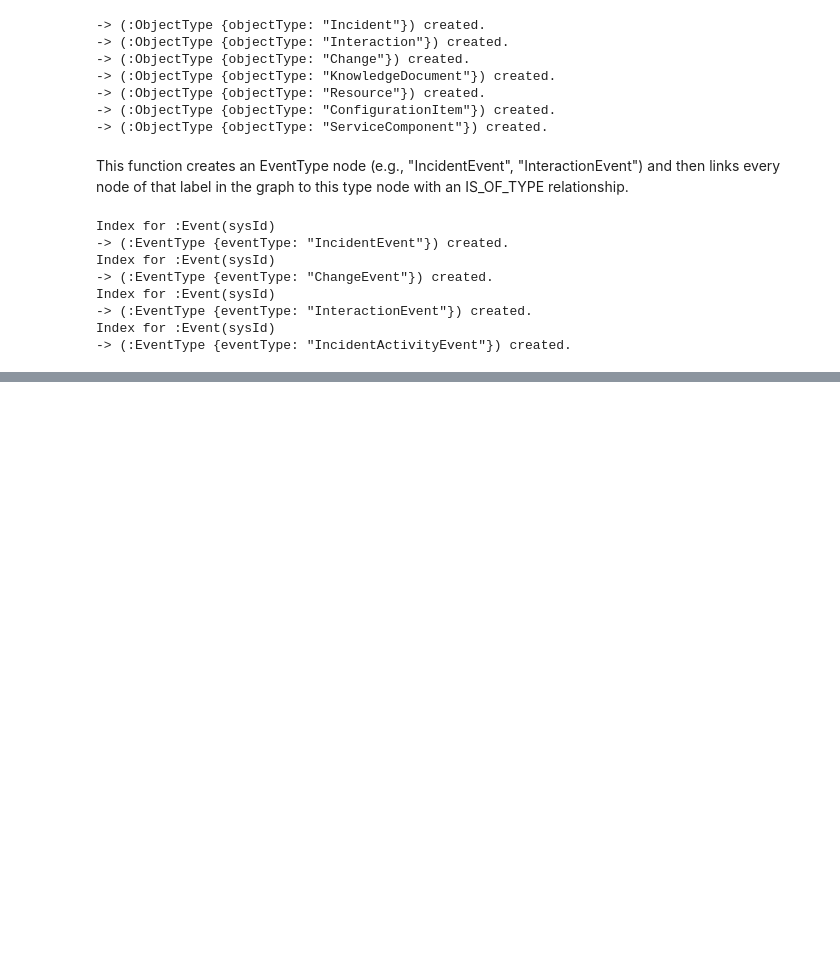
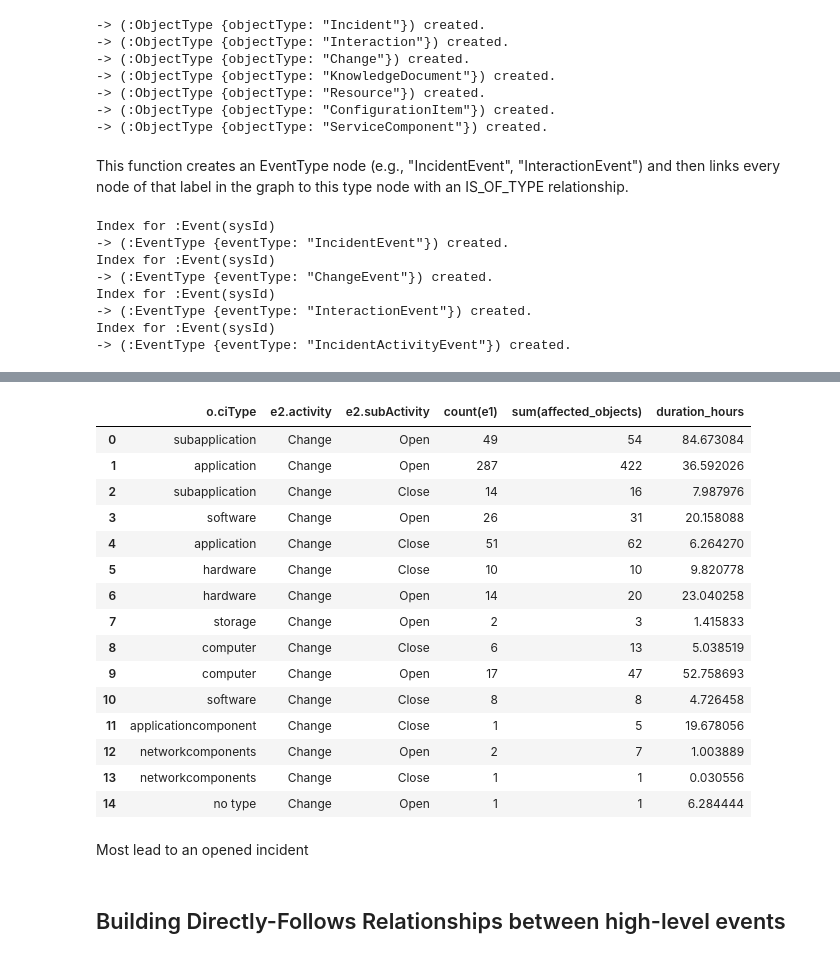
Before and after one commit to Ava-S/EKG_BPIC2014_Notebook, a Jupyter notebook: 2_full_analysis.ipynb, the cells around one changed output, grey strips where cells are left out. Drawn from its saved outputs; the diff is of its cells as text; code cells hidden in the pictures; blank space fills up the shorter version.

```diff
--- a/2_full_analysis.ipynb
+++ b/2_full_analysis.ipynb
@@ -1949 +2815,32 @@ discover_df_hle(db_connection, _object_type='CI_SC')
+# %%
+query = '''MATCH (e1:HighLevelEvent) - [df:DF where df.objectType <> 'CI_SC'] -> (e4:HighLevelEvent)
+MATCH (e1 {activity: 'Incident'}) - [:CORR] -> (o:CI_SC)
+WHERE NOT exists((e1:HighLevelEvent) - [:DF {objectType:'CI_SC'}] -> (e4:HighLevelEvent))
+MATCH (e1:HighLevelEvent) - [df2:DF {objectType:'CI_SC', id: o.sysId}] -> (e2:HighLevelEvent {activity:'Change'})
+MATCH (e2:HighLevelEvent {activity:'Change'}) - [:CORR] -> (new_o:CI_SC)
+WITH o, e2, df2, e1, count(new_o) as affected_objects
+RETURN o.ciType, e2.activity, e2.subActivity, count(e1), sum(affected_objects), avg(df2.duration)*1.0/3600 as duration_hours order by e2.activity'''
+
+pd.DataFrame(db_connection.exec_query(query))
+# %% [output]
+|  | o.ciType | e2.activity | e2.subActivity | count(e1) | sum(affected_objects) | duration_hours |
+| 0 | subapplication | Change | Open | 49 | 54 | 84.673084 |
+| 1 | application | Change | Open | 287 | 422 | 36.592026 |
+| 2 | subapplication | Change | Close | 14 | 16 | 7.987976 |
+| 3 | software | Change | Open | 26 | 31 | 20.158088 |
+| 4 | application | Change | Close | 51 | 62 | 6.264270 |
+| 5 | hardware | Change | Close | 10 | 10 | 9.820778 |
+| 6 | hardware | Change | Open | 14 | 20 | 23.040258 |
+| 7 | storage | Change | Open | 2 | 3 | 1.415833 |
+| 8 | computer | Change | Close | 6 | 13 | 5.038519 |
+| 9 | computer | Change | Open | 17 | 47 | 52.758693 |
+| 10 | software | Change | Close | 8 | 8 | 4.726458 |
+| 11 | applicationcomponent | Change | Close | 1 | 5 | 19.678056 |
+| 12 | networkcomponents | Change | Open | 2 | 7 | 1.003889 |
+| 13 | networkcomponents | Change | Close | 1 | 1 | 0.030556 |
+| 14 | no type | Change | Open | 1 | 1 | 6.284444 |
+# %% [markdown]
+Most lead to an opened incident
+# %% [markdown]
+## Building Directly-Follows Relationships between high-level events
 # %%
```
Also changed, not shown: parts of 211 cells of this notebook.
